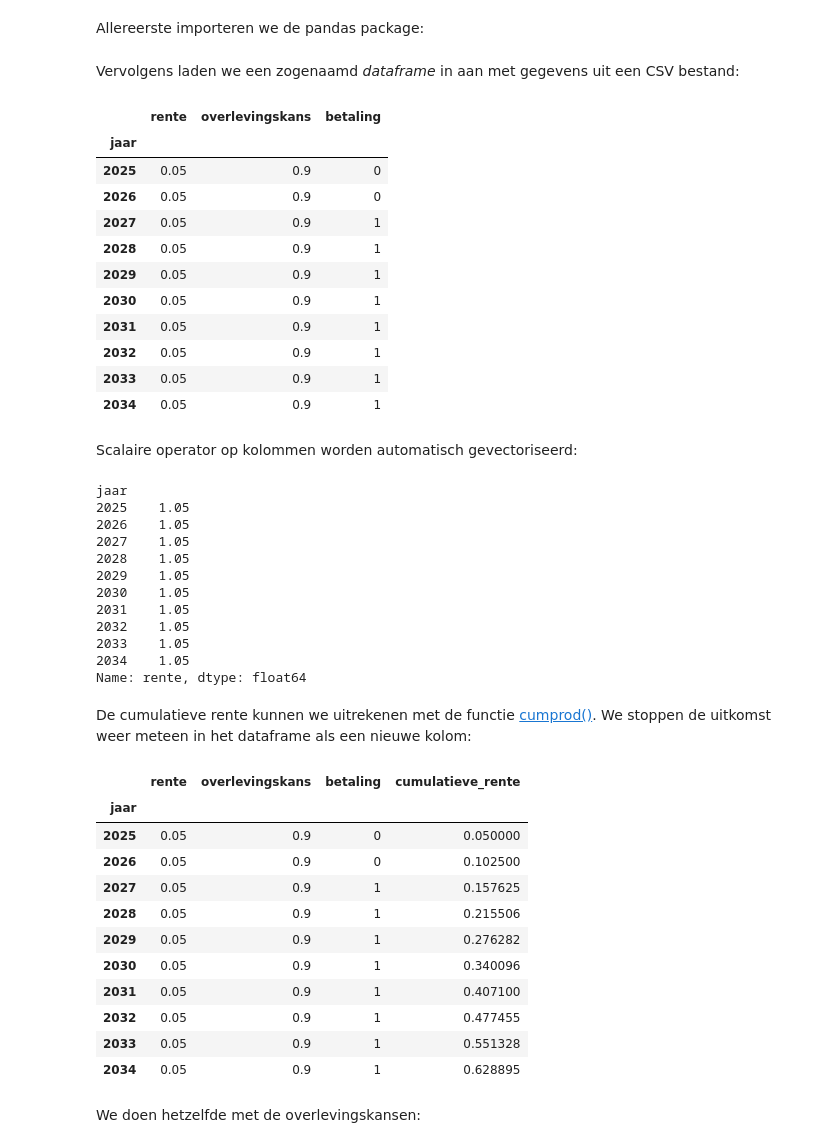
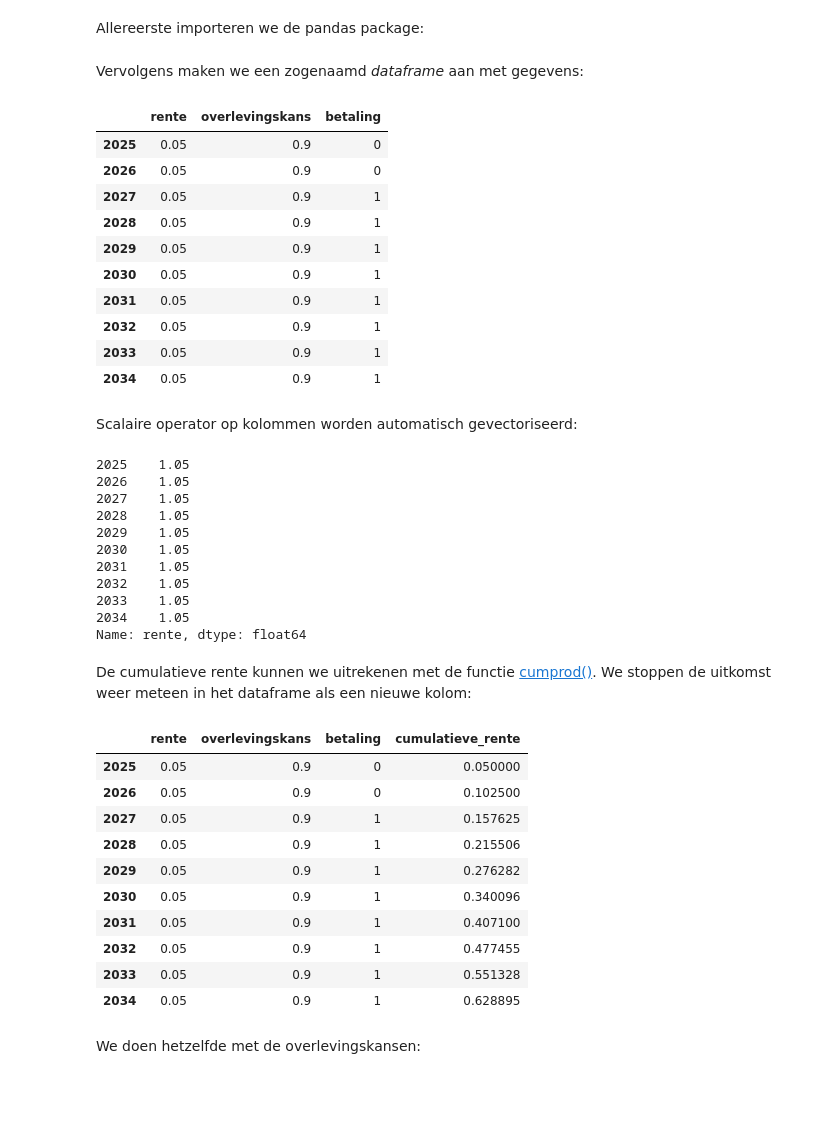
Before and after one commit to teake/kasstroomprojectie, a Jupyter notebook: content/kasstroomprojectie.ipynb, the cells around one changed output. Drawn from its saved outputs; the diff is of its cells as text; code cells hidden in the pictures; blank space fills up the shorter version.

```diff
--- a/content/kasstroomprojectie.ipynb
+++ b/content/kasstroomprojectie.ipynb
@@ -9,13 +9,16 @@ Allereerste importeren we de pandas package:
 # %%
 import pandas as pd
 # %% [markdown]
-Vervolgens laden we een zogenaamd *dataframe* in aan met gegevens uit een CSV bestand:
+Vervolgens maken we een zogenaamd *dataframe* aan met gegevens:
 # %%
-df = pd.read_csv("data.csv", index_col="jaar")
+df = pd.DataFrame(
+    index=range(2025, 2035),
+    columns=["rente", "overlevingskans", "betaling"],
+    data=[[0.05, 0.9, 0]] * 2 + [[0.05, 0.9, 1]] * 8
+)
 df
 # %% [output]
 |  | rente | overlevingskans | betaling |
-| jaar |  |  |  |
 | 2025 | 0.05 | 0.9 | 0 |
 | 2026 | 0.05 | 0.9 | 0 |
 | 2027 | 0.05 | 0.9 | 1 |
@@ -31,7 +34,6 @@ Scalaire operator op kolommen worden automatisch gevectoriseerd:
 # %%
 df.rente + 1
 # %% [output]
-jaar
 2025    1.05
 2026    1.05
 2027    1.05
@@ -50,7 +52,6 @@ df["cumulatieve_rente"] = (df.rente + 1).cumprod() - 1
 df
 # %% [output]
 |  | rente | overlevingskans | betaling | cumulatieve_rente |
-| jaar |  |  |  |  |
 | 2025 | 0.05 | 0.9 | 0 | 0.050000 |
 | 2026 | 0.05 | 0.9 | 0 | 0.102500 |
 | 2027 | 0.05 | 0.9 | 1 | 0.157625 |
```
Also changed, not shown: parts of 8 cells of this notebook, 1 other file.
